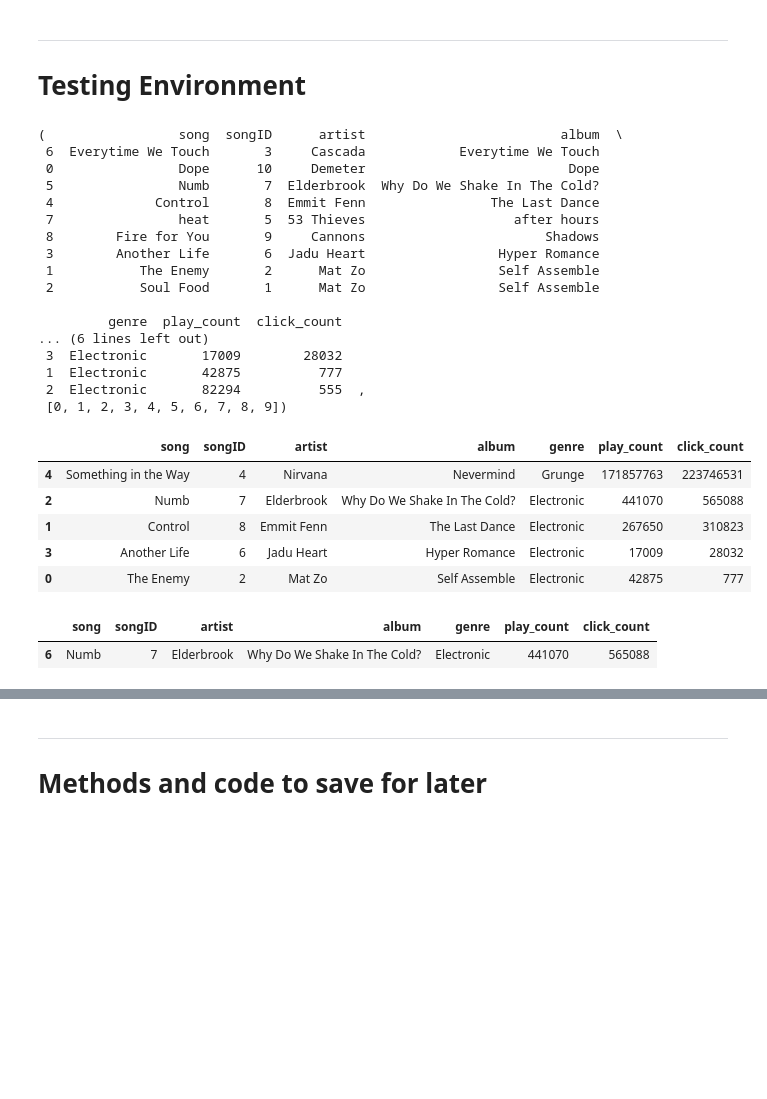
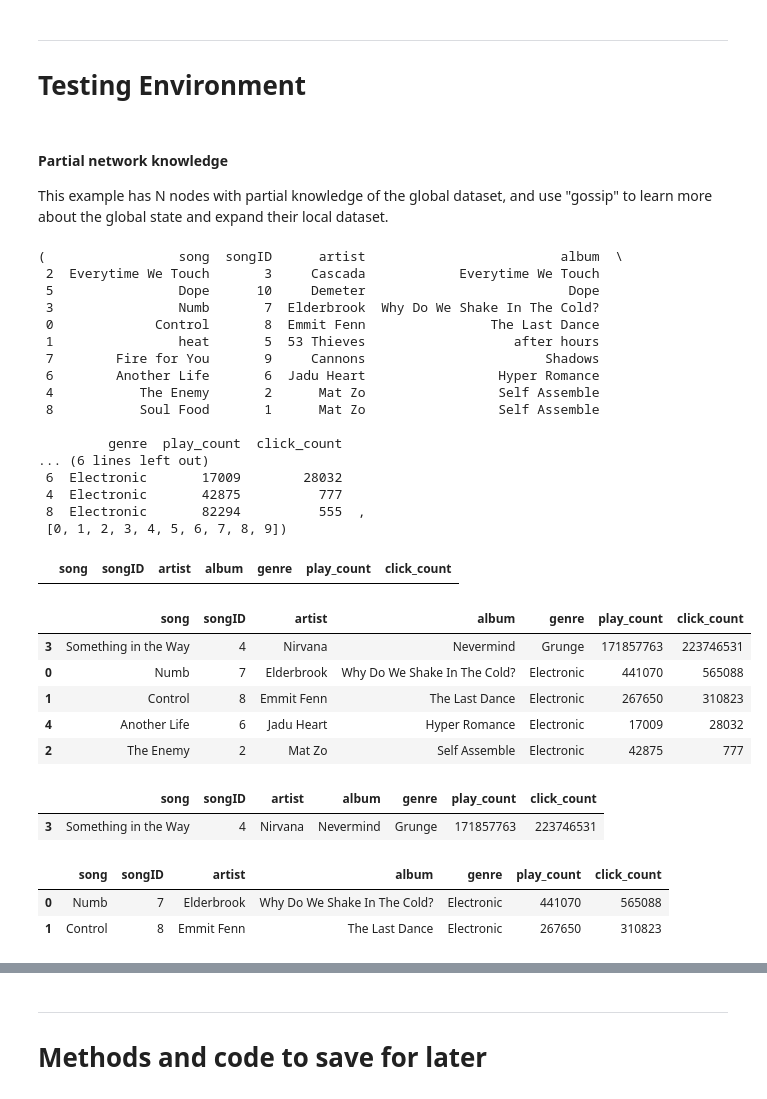
Before and after one commit to awrgold/distributed-learn-to-rank-v1, a Jupyter notebook: Building in Python.ipynb, the cells around one changed output, grey strips where cells are left out. Cells and saved outputs as stored; diff of their text form; code cells hidden in the pictures; blank space fills up the shorter version.

Commit message:
Add files via upload
Added basic global clicklog structure

```diff
--- a/Building in Python.ipynb
+++ b/Building in Python.ipynb
@@ -30,5 +30,6 @@ datetime.datetime(2022, 6, 16, 10, 49, 41, 69001)
 # %%
 cols = ["song", "songID", "artist", "album", "genre", "play_count", "click_count"]
-test_df = pd.read_csv('C:/Users/awrg/Documents/Delft/Thesis/Projects/Datasets/Engineered/test_dataset_small_1.csv')
-
-test_df
+# df_test = pd.read_csv('C:/Users/awrg/Documents/Delft/Thesis/Projects/Datasets/Engineered/test_dataset_small_1.csv')
+df_test = pd.read_csv('C:/Users/awrg/Documents/Delft/Thesis/Projects/Datasets/Engineered/test_dataset_small_1.csv')
+df_log = pd.read_csv('C:/Users/awrg/Documents/Delft/Thesis/Projects/Datasets/Engineered/test_clicklog_small_v1.csv', index_col=0)
+df_log2 = pd.read_csv('C:/Users/awrg/Documents/Delft/Thesis/Projects/Datasets/Engineered/test_clicklog_full_v1.csv', index_col=0)
@@ -139,7 +213,7 @@ def buildNetwork_v2(numNodes, default_df):
     for i in range(numNodes):
 
         newNode = Node(i)
-        newNode.library = default_df.sample(frac=np.random.rand(), axis=0, ignore_index=True)
+        newNode.library = default_df.sample(frac=np.random.rand(), axis=0, ignore_index=True).copy()
         network.append(newNode)
 
     return network
@@ -326,47 +379,58 @@ network[7].library
 # %% [markdown]
 ---
 # Testing Environment
+# %% [markdown]
+#### Partial network knowledge
+
+This example has N nodes with partial knowledge of the global dataset, and use "gossip" to learn more about the global state and expand their local dataset.
 # %%
 numNodes = 10
 
 # build network where each node has the full dataset
-# network = buildNetwork(numNodes, test_df)
+# network = buildNetwork(numNodes, df_test)
 
 
 # build network where each node has 25% of the full dataset
-network = buildNetwork_v2(numNodes, test_df)
+network = buildNetwork_v2(numNodes, df_test)
 # %%
 search("Electronic", network)
 # %% [output]
 (                 song  songID      artist                         album  \
- 6  Everytime We Touch       3     Cascada            Everytime We Touch
- 0                Dope      10     Demeter                          Dope
- 5                Numb       7  Elderbrook  Why Do We Shake In The Cold?
- 4             Control       8  Emmit Fenn                The Last Dance
- 7                heat       5  53 Thieves                   after hours
- 8        Fire for You       9     Cannons                       Shadows
- 3        Another Life       6  Jadu Heart                 Hyper Romance
- 1           The Enemy       2      Mat Zo                 Self Assemble
- 2           Soul Food       1      Mat Zo                 Self Assemble
+ 2  Everytime We Touch       3     Cascada            Everytime We Touch
+ 5                Dope      10     Demeter                          Dope
+ 3                Numb       7  Elderbrook  Why Do We Shake In The Cold?
+ 0             Control       8  Emmit Fenn                The Last Dance
+ 1                heat       5  53 Thieves                   after hours
+ 7        Fire for You       9     Cannons                       Shadows
+ 6        Another Life       6  Jadu Heart                 Hyper Romance
+ 4           The Enemy       2      Mat Zo                 Self Assemble
+ 8           Soul Food       1      Mat Zo                 Self Assemble
 
          genre  play_count  click_count
 ... (6 lines left out)
- 3  Electronic       17009        28032
- 1  Electronic       42875          777
- 2  Electronic       82294          555  ,
+ 6  Electronic       17009        28032
+ 4  Electronic       42875          777
+ 8  Electronic       82294          555  ,
  [0, 1, 2, 3, 4, 5, 6, 7, 8, 9])
+# %%
+node = network[0]
+
+df_test.iloc[np.where(node.library.song.astype(str).str.contains("you", na=False, case=False))]
+# %% [output]
+|  | song | songID | artist | album | genre | play_count | click_count |
 # %%
-# I need to find a way to ignore all cases. Make everything caps?
-search("the", network)[0]
+# Basic search seems to work
+search("the", network.nodes)[0]
 # %% [output]
 |  | song | songID | artist | album | genre | play_count | click_count |
-| 4 | Something in the Way | 4 | Nirvana | Nevermind | Grunge | 171857763 | 223746531 |
-| 2 | Numb | 7 | Elderbrook | Why Do We Shake In The Cold? | Electronic | 441070 | 565088 |
+| 3 | Something in the Way | 4 | Nirvana | Nevermind | Grunge | 171857763 | 223746531 |
+| 0 | Numb | 7 | Elderbrook | Why Do We Shake In The Cold? | Electronic | 441070 | 565088 |
 | 1 | Control | 8 | Emmit Fenn | The Last Dance | Electronic | 267650 | 310823 |
-| 3 | Another Life | 6 | Jadu Heart | Hyper Romance | Electronic | 17009 | 28032 |
-| 0 | The Enemy | 2 | Mat Zo | Self Assemble | Electronic | 42875 | 777 |
+| 4 | Another Life | 6 | Jadu Heart | Hyper Romance | Electronic | 17009 | 28032 |
+| 2 | The Enemy | 2 | Mat Zo | Self Assemble | Electronic | 42875 | 777 |
-# %%
-test_df.iloc[np.where(node.library.song.astype(str).str.contains("you", na=False, case=False))]
-# %% [output]
-|  | song | songID | artist | album | genre | play_count | click_count |
-| 6 | Numb | 7 | Elderbrook | Why Do We Shake In The Cold? | Electronic | 441070 | 565088 |
+# %%
+qwe = search('the', network.nodes)[0].sample()
+qwe
+# %% [output]
+|  | song | songID | artist | album | genre | play_count | click_count |
+| 3 | Something in the Way | 4 | Nirvana | Nevermind | Grunge | 171857763 | 223746531 |
@@ -372,0 +439,10 @@ test_df.iloc[np.where(node.library.song.astype(str).str.contains("you", na=False
+# %%
+
+
+wer = wer.append(qwe)
+
+wer
+# %% [output]
+|  | song | songID | artist | album | genre | play_count | click_count |
+| 0 | Numb | 7 | Elderbrook | Why Do We Shake In The Cold? | Electronic | 441070 | 565088 |
+| 1 | Control | 8 | Emmit Fenn | The Last Dance | Electronic | 267650 | 310823 |
```
Also changed, not shown: parts of 25 cells of this notebook.
